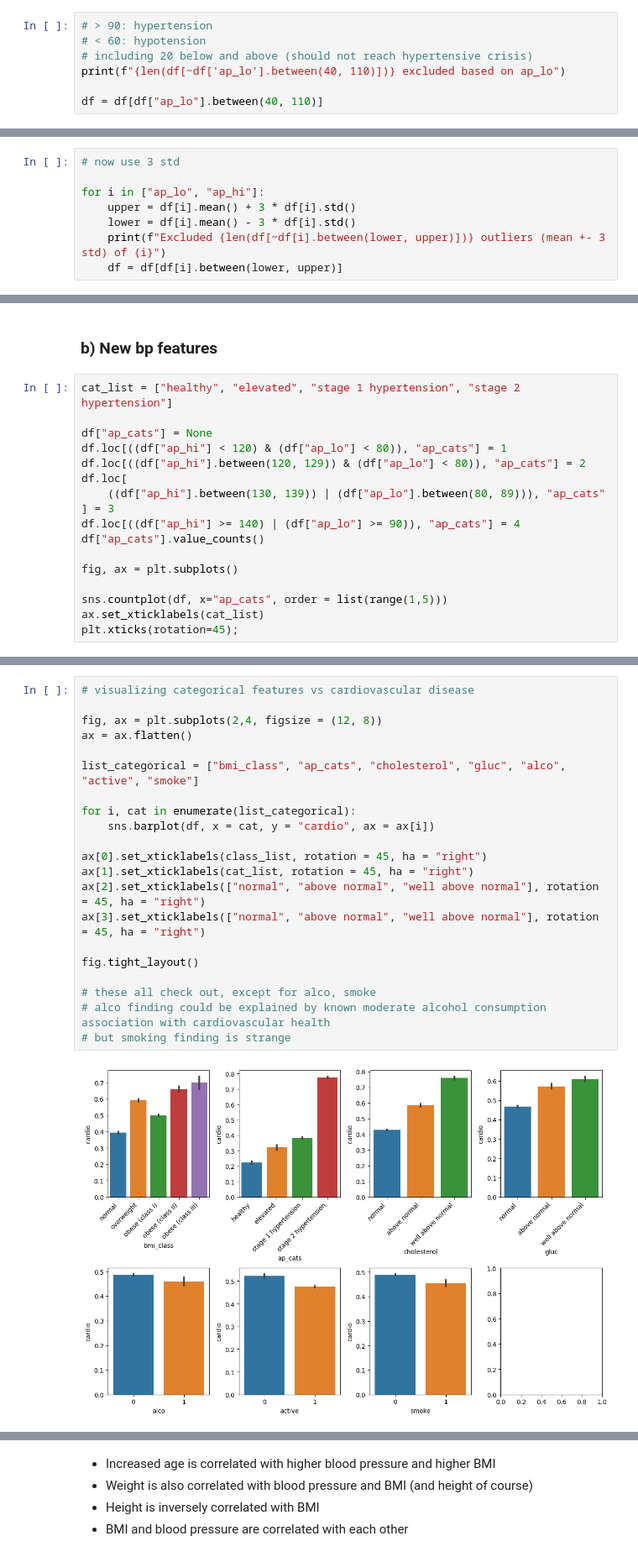
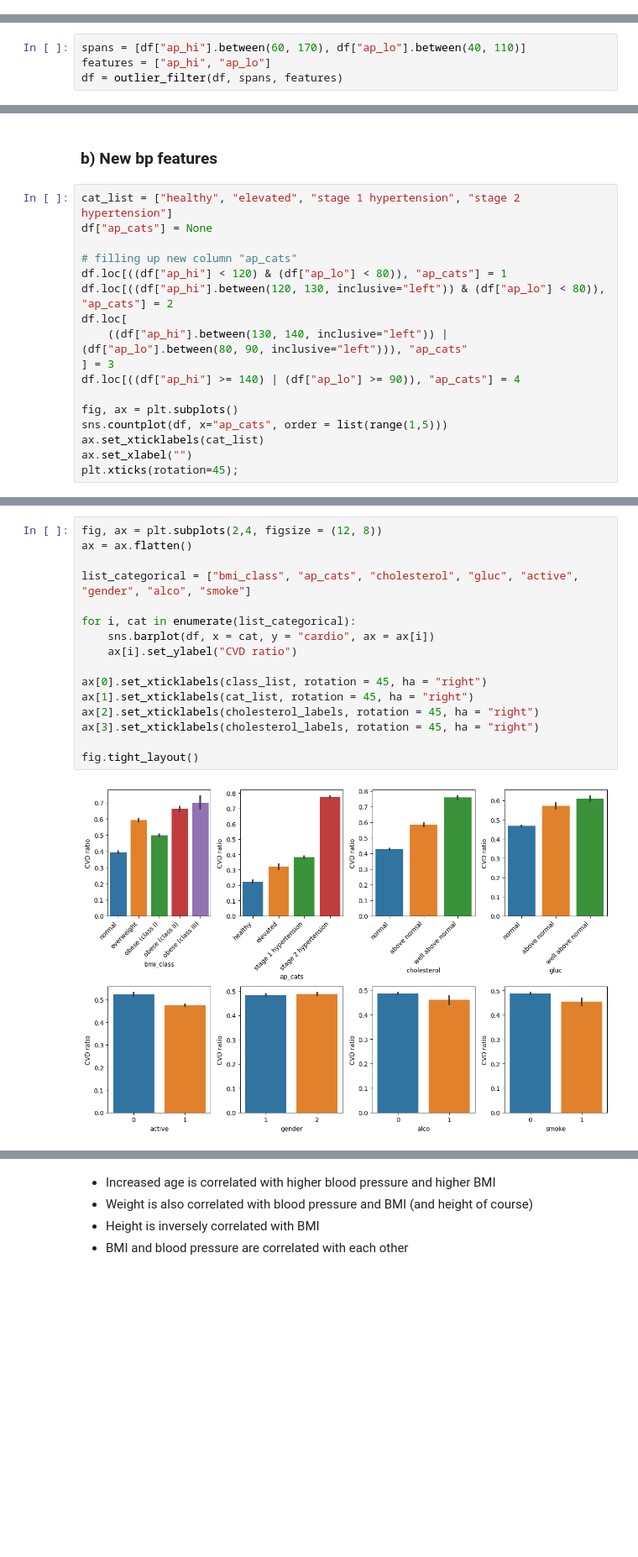
Before and after one commit to jvesand/Machine-learning-Johan-Sandberg, a Jupyter notebook: Lab/2_disease_prediction.ipynb, the cells around one changed output, grey strips where cells are left out. Shown at 84% size. Drawn from its saved outputs; the diff is of its cells as text; blank space fills up the shorter version.

```diff
--- a/Lab/2_disease_prediction.ipynb
+++ b/Lab/2_disease_prediction.ipynb
@@ -272,7 +268,0 @@ Name: ap_lo, dtype: float64
-# %%
-# > 90: hypertension
-# < 60: hypotension
-# including 20 below and above (should not reach hypertensive crisis)
-print(f"{len(df[~df['ap_lo'].between(40, 110)])} excluded based on ap_lo")
-
-df = df[df["ap_lo"].between(40, 110)]
@@ -293,8 +268,0 @@ Name: ap_lo, dtype: float64
-# %%
-# now use 3 std
-
-for i in ["ap_lo", "ap_hi"]:
-    upper = df[i].mean() + 3 * df[i].std()
-    lower = df[i].mean() - 3 * df[i].std()
-    print(f"Excluded {len(df[~df[i].between(lower, upper)])} outliers (mean +- 3 std) of {i}")
-    df = df[df[i].between(lower, upper)]
@@ -303,0 +280,4 @@ Excluded 52 outliers (mean +- 3 std) of ap_hi
+# %%
+spans = [df["ap_hi"].between(60, 170), df["ap_lo"].between(40, 110)]
+features = ["ap_hi", "ap_lo"]
+df = outlier_filter(df, spans, features)
@@ -305,19 +306,19 @@ Excluded 52 outliers (mean +- 3 std) of ap_hi
 ### b) New bp features
 # %%
 cat_list = ["healthy", "elevated", "stage 1 hypertension", "stage 2 hypertension"]
+df["ap_cats"] = None
 
-df["ap_cats"] = None
+# filling up new column "ap_cats"
 df.loc[((df["ap_hi"] < 120) & (df["ap_lo"] < 80)), "ap_cats"] = 1
-df.loc[((df["ap_hi"].between(120, 129)) & (df["ap_lo"] < 80)), "ap_cats"] = 2
+df.loc[((df["ap_hi"].between(120, 130, inclusive="left")) & (df["ap_lo"] < 80)), "ap_cats"] = 2
 df.loc[
-    ((df["ap_hi"].between(130, 139)) | (df["ap_lo"].between(80, 89))), "ap_cats"
+    ((df["ap_hi"].between(130, 140, inclusive="left")) | (df["ap_lo"].between(80, 90, inclusive="left"))), "ap_cats"
 ] = 3
 df.loc[((df["ap_hi"] >= 140) | (df["ap_lo"] >= 90)), "ap_cats"] = 4
-df["ap_cats"].value_counts()
 
 fig, ax = plt.subplots()
-
 sns.countplot(df, x="ap_cats", order = list(range(1,5)))
 ax.set_xticklabels(cat_list)
+ax.set_xlabel("")
 plt.xticks(rotation=45);
 # %% [output]
@@ -325,23 +342,18 @@ plt.xticks(rotation=45);
 # %%
-# visualizing categorical features vs cardiovascular disease
-
 fig, ax = plt.subplots(2,4, figsize = (12, 8))
 ax = ax.flatten()
 
-list_categorical = ["bmi_class", "ap_cats", "cholesterol", "gluc", "alco", "active", "smoke"]
+list_categorical = ["bmi_class", "ap_cats", "cholesterol", "gluc", "active", "gender", "alco", "smoke"]
 
 for i, cat in enumerate(list_categorical):
     sns.barplot(df, x = cat, y = "cardio", ax = ax[i])
+    ax[i].set_ylabel("CVD ratio")
 
 ax[0].set_xticklabels(class_list, rotation = 45, ha = "right")
 ax[1].set_xticklabels(cat_list, rotation = 45, ha = "right")
-ax[2].set_xticklabels(["normal", "above normal", "well above normal"], rotation = 45, ha = "right")
-ax[3].set_xticklabels(["normal", "above normal", "well above normal"], rotation = 45, ha = "right")
+ax[2].set_xticklabels(cholesterol_labels, rotation = 45, ha = "right")
+ax[3].set_xticklabels(cholesterol_labels, rotation = 45, ha = "right")
 
 fig.tight_layout()
-
-# these all check out, except for alco, smoke
-# alco finding could be explained by known moderate alcohol consumption association with cardiovascular health
-# but smoking finding is strange
 # %% [output]
-[figure, old version]
+[figure, new version]
```
Also changed, not shown: parts of 84 cells of this notebook, 2 other files.
